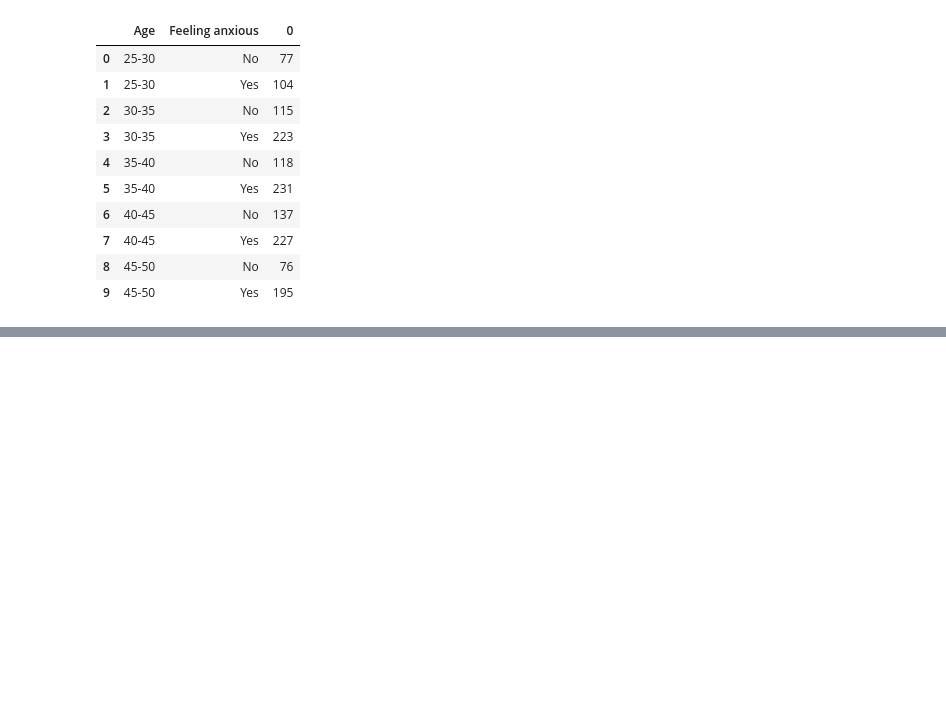
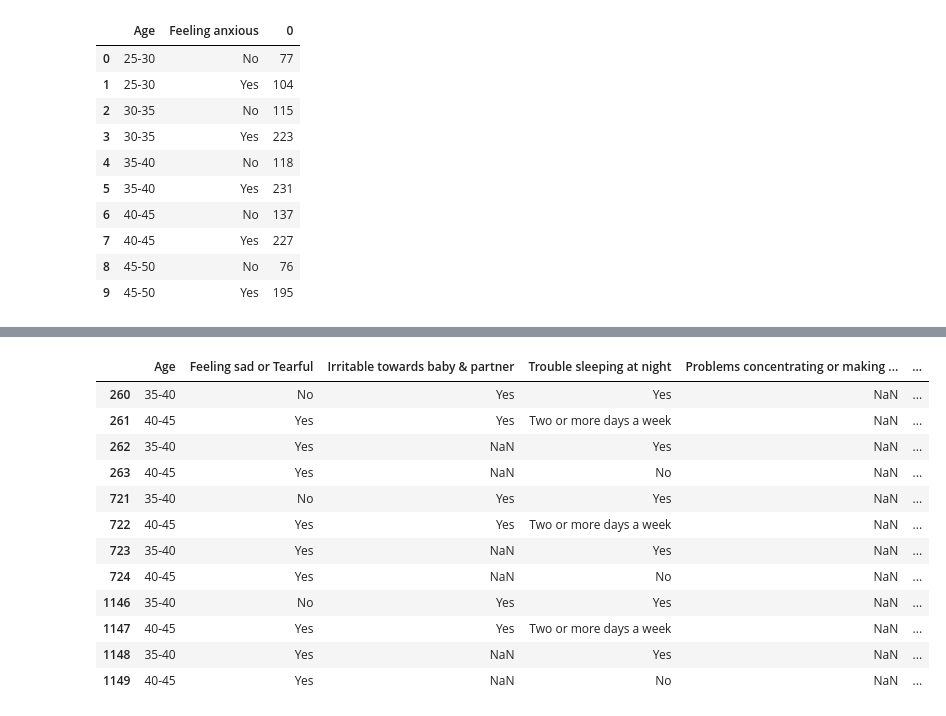
Before and after one commit to sherrywilly/CE880_Case_Study, a Jupyter notebook: case_study.ipynb, the cells around one changed output, grey strips where cells are left out. Cells and saved outputs as stored; diff of their text form; code cells hidden in the pictures; blank space fills up the shorter version.

```diff
--- a/case_study.ipynb
+++ b/case_study.ipynb
@@ -150,0 +207,16 @@ df.groupby(['Age','Feeling anxious']).size().reset_index()
+# %%
+df[df.isnull().any(axis=1)]
+# %% [output]
+|  | Age | Feeling sad or Tearful | Irritable towards baby & partner | Trouble sleeping at night | Problems concentrating or making ... | ... |
+| 260 | 35-40 | No | Yes | Yes | NaN | ... |
+| 261 | 40-45 | Yes | Yes | Two or more days a week | NaN | ... |
+| 262 | 35-40 | Yes | NaN | Yes | NaN | ... |
+| 263 | 40-45 | Yes | NaN | No | NaN | ... |
+| 721 | 35-40 | No | Yes | Yes | NaN | ... |
+| 722 | 40-45 | Yes | Yes | Two or more days a week | NaN | ... |
+| 723 | 35-40 | Yes | NaN | Yes | NaN | ... |
+| 724 | 40-45 | Yes | NaN | No | NaN | ... |
+| 1146 | 35-40 | No | Yes | Yes | NaN | ... |
+| 1147 | 40-45 | Yes | Yes | Two or more days a week | NaN | ... |
+| 1148 | 35-40 | Yes | NaN | Yes | NaN | ... |
+| 1149 | 40-45 | Yes | NaN | No | NaN | ... |
```
Also changed, not shown: parts of 5 cells of this notebook.
